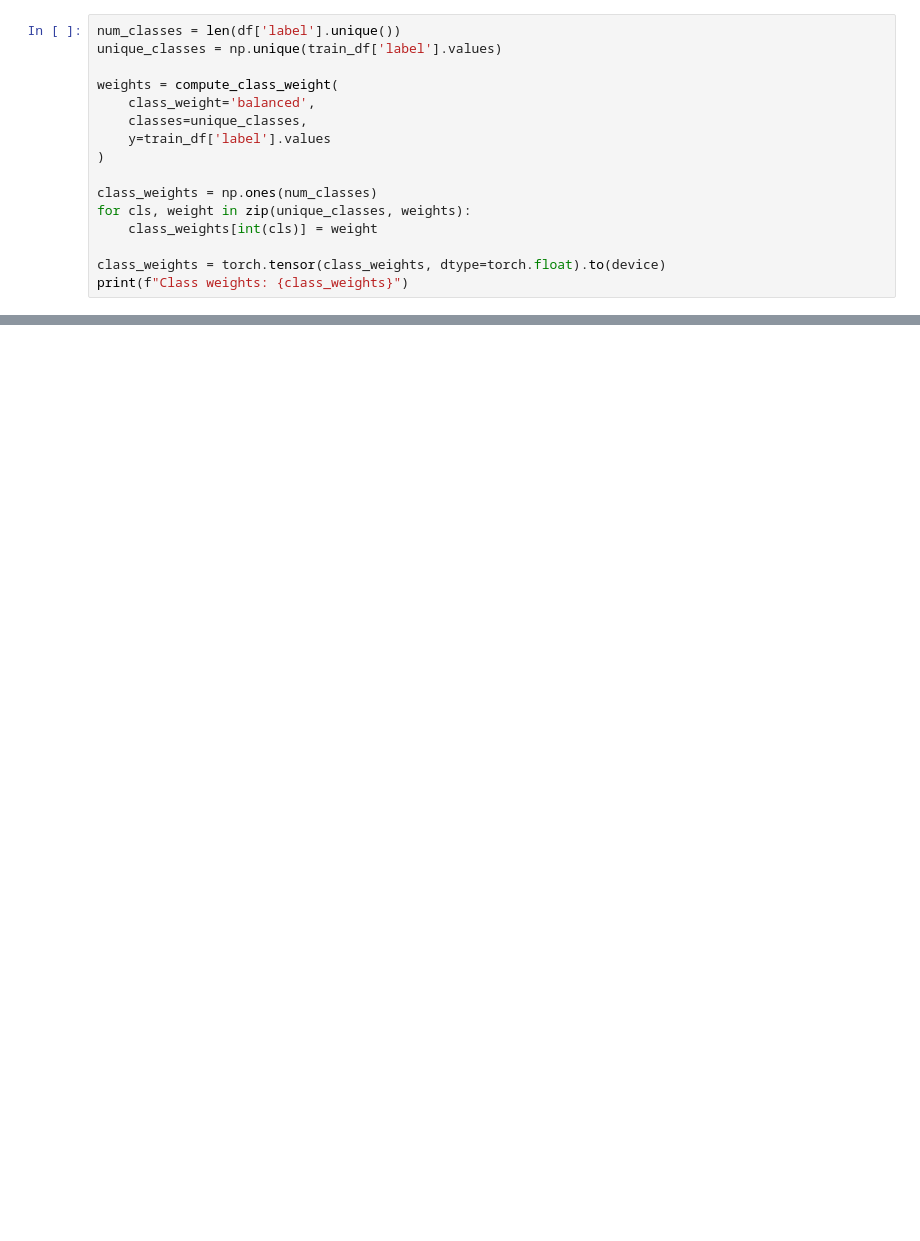
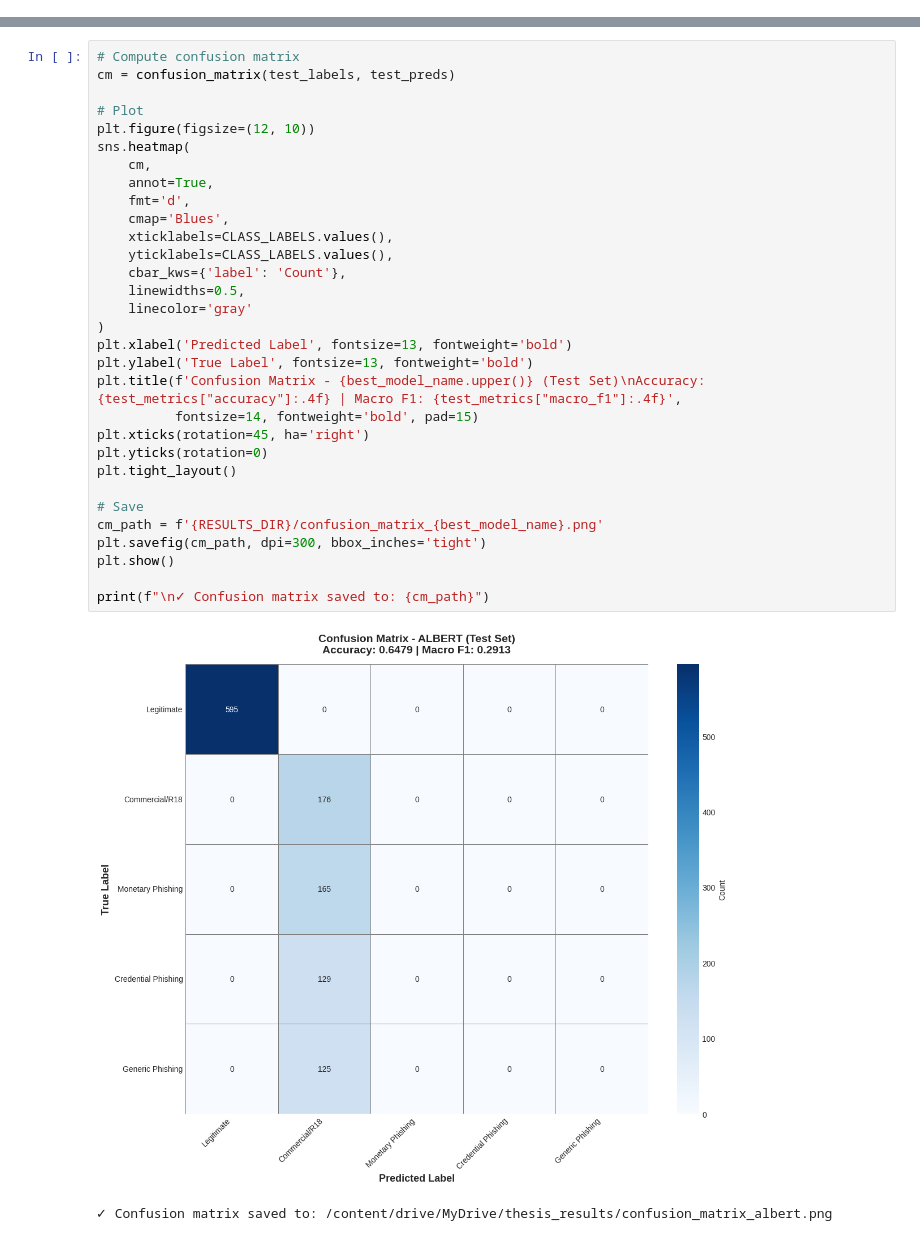
Before and after one commit to kurtesianplane/multi-class-phishing, a Jupyter notebook: scripts/2_Training.ipynb, the cells around one changed output, grey strips where cells are left out. Drawn from its saved outputs; the diff is of its cells as text; blank space fills up the shorter version.

Commit message:
Training data and analysis stage

```diff
--- a/scripts/2_Training.ipynb
+++ b/scripts/2_Training.ipynb
@@ -168,16 +0,0 @@ train_df, val_df, test_df = create_data_splits(df)
-# %%
-num_classes = len(df['label'].unique())
-unique_classes = np.unique(train_df['label'].values)
-
-weights = compute_class_weight(
-    class_weight='balanced',
-    classes=unique_classes,
-    y=train_df['label'].values
-)
-
-class_weights = np.ones(num_classes)
-for cls, weight in zip(unique_classes, weights):
-    class_weights[int(cls)] = weight
-
-class_weights = torch.tensor(class_weights, dtype=torch.float).to(device)
-print(f"Class weights: {class_weights}")
@@ -459,0 +1652,34 @@ def compare_models(trained_models, test_df, class_weights, config, device, class
+# %%
+# Compute confusion matrix
+cm = confusion_matrix(test_labels, test_preds)
+
+# Plot
+plt.figure(figsize=(12, 10))
+sns.heatmap(
+    cm,
+    annot=True,
+    fmt='d',
+    cmap='Blues',
+    xticklabels=CLASS_LABELS.values(),
+    yticklabels=CLASS_LABELS.values(),
+    cbar_kws={'label': 'Count'},
+    linewidths=0.5,
+    linecolor='gray'
+)
+plt.xlabel('Predicted Label', fontsize=13, fontweight='bold')
+plt.ylabel('True Label', fontsize=13, fontweight='bold')
+plt.title(f'Confusion Matrix - {best_model_name.upper()} (Test Set)\nAccuracy: {test_metrics["accuracy"]:.4f} | Macro F1: {test_metrics["macro_f1"]:.4f}',
+          fontsize=14, fontweight='bold', pad=15)
+plt.xticks(rotation=45, ha='right')
+plt.yticks(rotation=0)
+plt.tight_layout()
+
+# Save
+cm_path = f'{RESULTS_DIR}/confusion_matrix_{best_model_name}.png'
+plt.savefig(cm_path, dpi=300, bbox_inches='tight')
+plt.show()
+
+print(f"\n✓ Confusion matrix saved to: {cm_path}")
+# %% [output]
+[figure, added]
+✓ Confusion matrix saved to: /content/drive/MyDrive/thesis_results/confusion_matrix_albert.png
```
Also changed, not shown: parts of 73 cells of this notebook, 27 other files.
